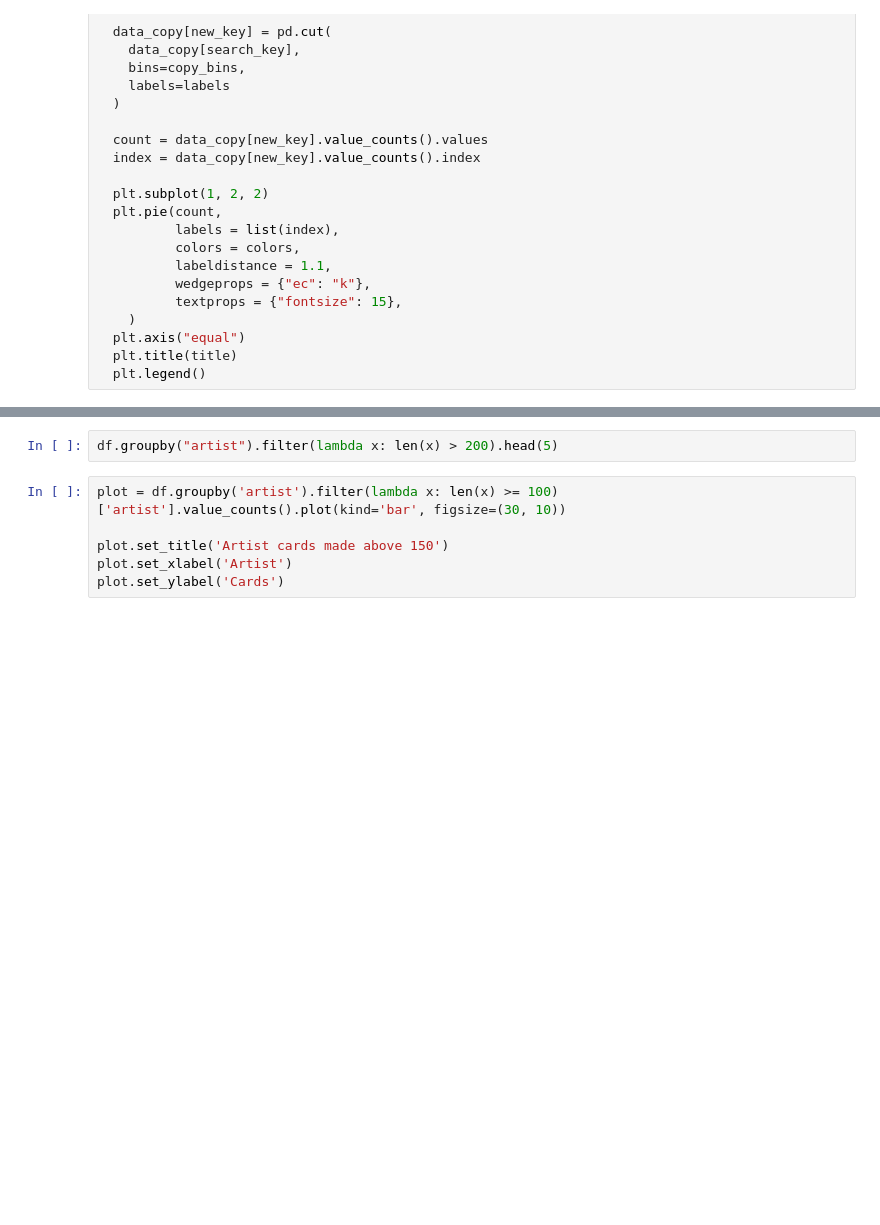
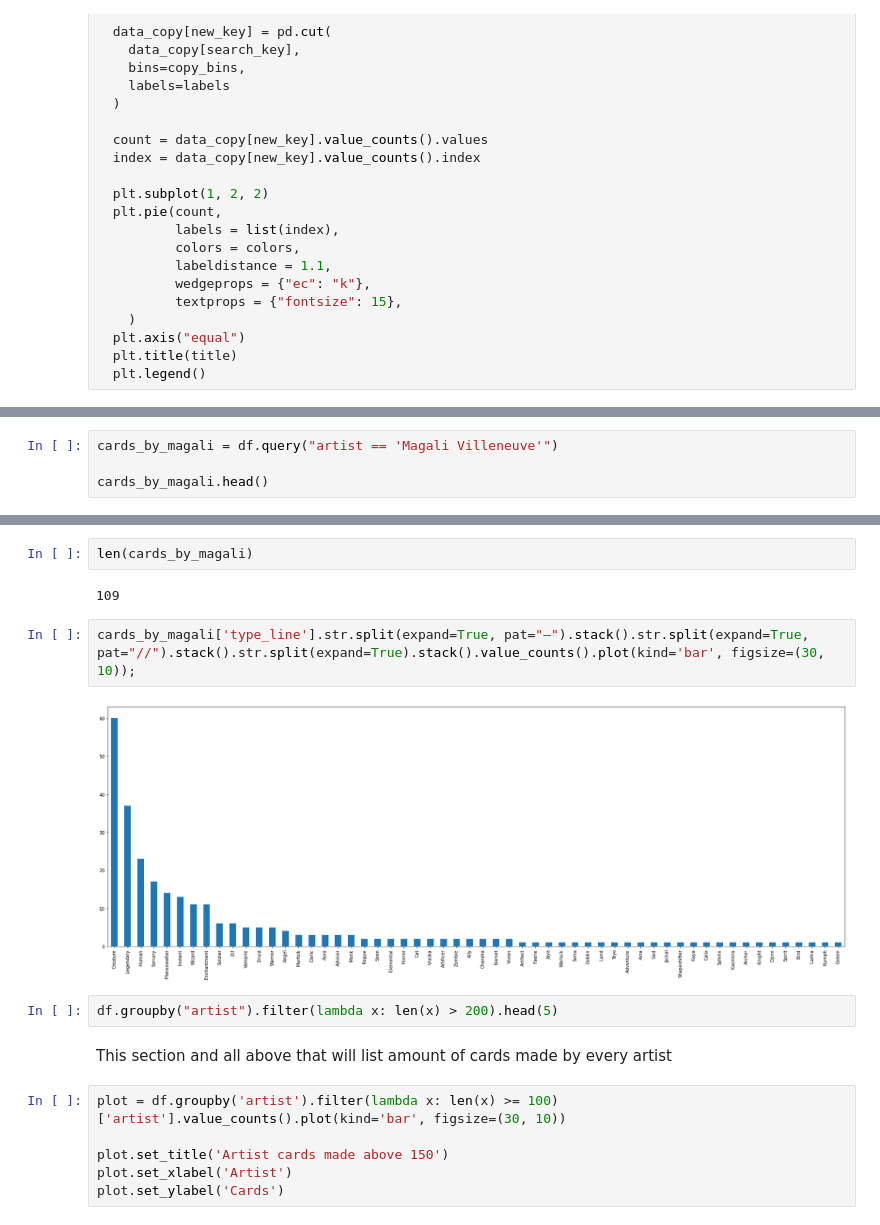
Before and after one commit to joaomarcuslf/mtg-csv-generator, a Jupyter notebook: report_with_mtg_csv.ipynb, the cells around one changed output, grey strips where cells are left out. Drawn from its saved outputs; the diff is of its cells as text; blank space fills up the shorter version.

```diff
--- a/report_with_mtg_csv.ipynb
+++ b/report_with_mtg_csv.ipynb
@@ -72,0 +75,4 @@ def create_pie_plot(data, search_key, new_key, title, labels = [], bins = [], co
+# %%
+cards_by_magali = df.query("artist == 'Magali Villeneuve'")
+
+cards_by_magali.head()
@@ -73,5 +86,15 @@ def create_pie_plot(data, search_key, new_key, title, labels = [], bins = [], co
+# %%
+len(cards_by_magali)
+# %% [output]
+109
+# %%
+cards_by_magali['type_line'].str.split(expand=True, pat="—").stack().str.split(expand=True, pat="//").stack().str.split(expand=True).stack().value_counts().plot(kind='bar', figsize=(30, 10));
+# %% [output]
+[figure, added]
 # %%
 df.groupby("artist").filter(lambda x: len(x) > 200).head(5)
+# %% [markdown]
+This section and all above that will list amount of cards made by every artist
 # %%
 plot = df.groupby('artist').filter(lambda x: len(x) >= 100)['artist'].value_counts().plot(kind='bar', figsize=(30, 10))
 
```
Also changed, not shown: parts of 2 cells of this notebook.
